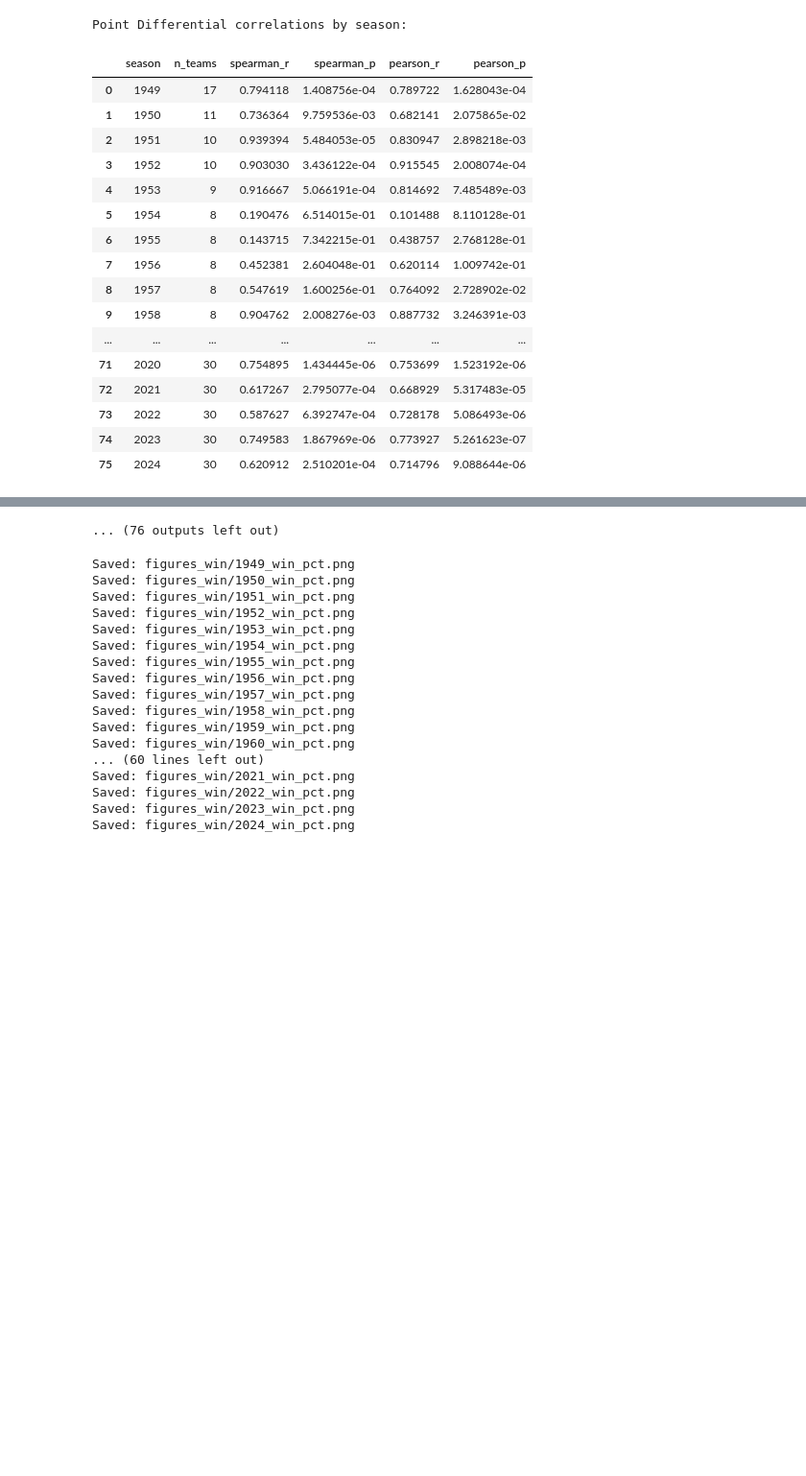
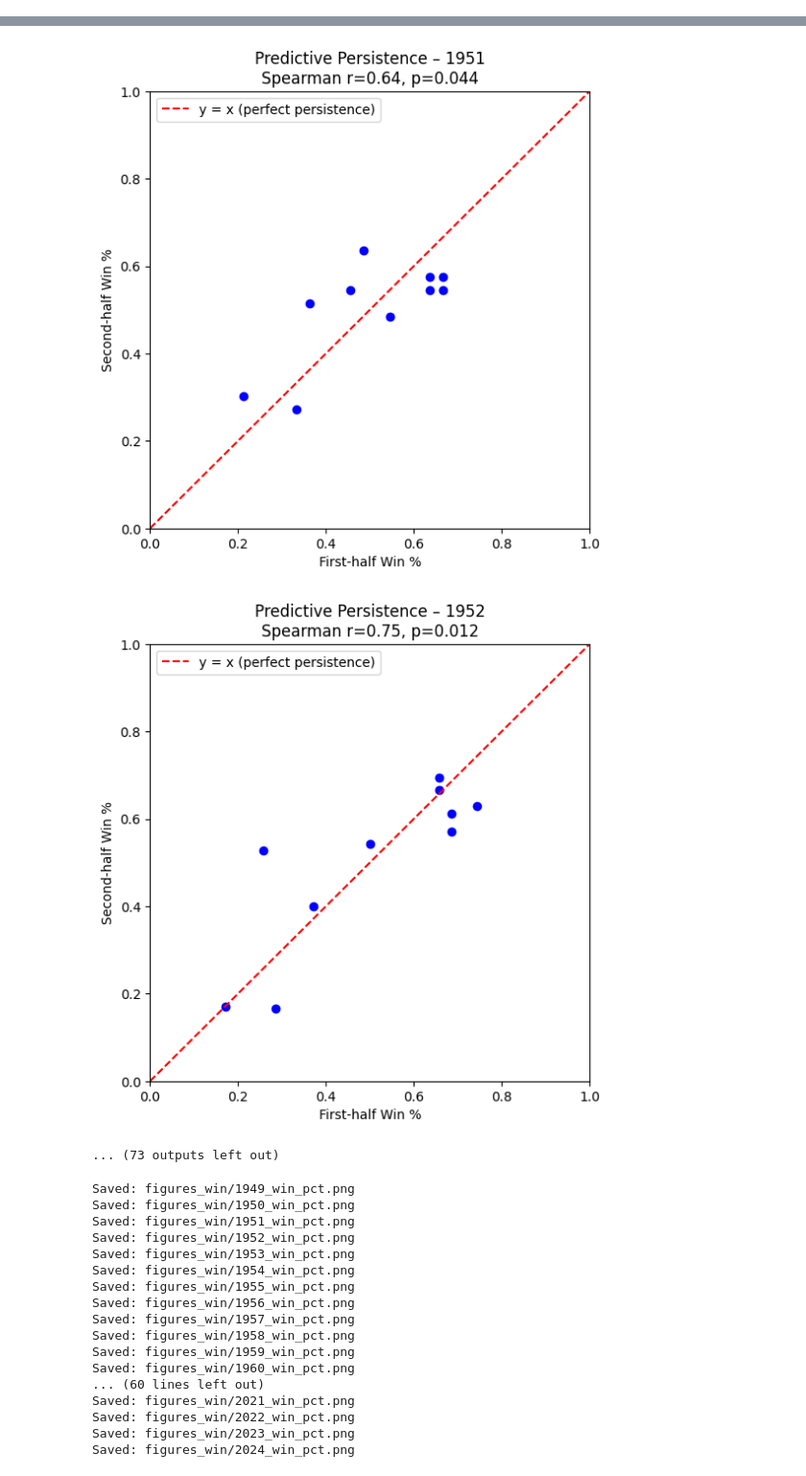
Before and after one commit to mikeyautorino2/skillvsluck, a Jupyter notebook: src/us_leagues/nba_predictive_power_code.ipynb, the cells around one changed output, grey strips where cells are left out. Shown at 96% size. Drawn from its saved outputs; the diff is of its cells as text; code cells hidden in the pictures; blank space fills up the shorter version.

Commit message:
update nba_predictive_power_code

```diff
--- a/src/us_leagues/nba_predictive_power_code.ipynb
+++ b/src/us_leagues/nba_predictive_power_code.ipynb
@@ -69,12 +69,12 @@ display(team_games.head())
 # ------------------------------------------------------------
 # 3) Define helper functions
 # ------------------------------------------------------------
-def compute_first_second_halves(team_games, metric='win'):
+def compute_first_second_halves(team_games):
     """
     For each team-season:
     - Sort games by date
     - Split into first half and second half
-    - Compute average metric in each half (Win% or Point Differential)
+    - Compute average win% in each half
     Returns: DataFrame with one row per team-season
     """
     rows = []
@@ -89,12 +89,7 @@ def compute_first_second_halves(team_games, metric='win'):
         if len(first) == 0 or len(second) == 0:
             continue
 
-        if metric == 'win':
-            m1, m2 = first['win'].mean(), second['win'].mean()
-        elif metric == 'margin':
-            m1, m2 = first['margin'].mean(), second['margin'].mean()
-        else:
-            raise ValueError('metric must be "win" or "margin"')
+        m1, m2 = first['win'].mean(), second['win'].mean()
 
         rows.append({'season': season, 'team': team,
                      'first': m1, 'second': m2,
@@ -104,7 +99,7 @@ def compute_first_second_halves(team_games, metric='win'):
 def season_correlations(first_second_df):
     """
     For each season:
-    - Compute correlation between first-half and second-half values across teams
+    - Compute correlation between first-half and second-half win% across teams
     - Both Spearman (rank-based) and Pearson (linear) correlations
     Returns: DataFrame of correlations per season
     """
@@ -120,24 +115,23 @@ def season_correlations(first_second_df):
                     'pearson_r': r_p, 'pearson_p': p_p})
     return pd.DataFrame(out).sort_values('season')
 
-def plot_season_scatter(grp, season, metric_name='Win %'):
+def plot_season_scatter(grp, season):
     """
-    Scatterplot for one season:
-    - X = first-half metric
-    - Y = second-half metric
+    Scatterplot for one season (Win%):
+    - X = first-half win%
+    - Y = second-half win%
     - Red dashed line = perfect persistence (y=x)
     - Title shows Spearman correlation
     """
     r_s, p_s = stats.spearmanr(grp['first'], grp['second'])
     plt.figure(figsize=(6,6))
     plt.scatter(grp['first'], grp['second'], color='blue')
-    xs = np.linspace(0, 1 if metric_name=='Win %' else grp[['first','second']].values.max(), 100)
+    xs = np.linspace(0, 1, 100)
     plt.plot(xs, xs, linestyle='--', color='red', label='y = x (perfect persistence)')
-    if metric_name == 'Win %':
-        plt.xlim(0, 1)
-        plt.ylim(0, 1)
-    plt.xlabel(f'First-half {metric_name}')
-    plt.ylabel(f'Second-half {metric_name}')
+    plt.xlim(0, 1)
+    plt.ylim(0, 1)
+    plt.xlabel('First-half Win %')
+    plt.ylabel('Second-half Win %')
     plt.title(f'Predictive Persistence – {season}\nSpearman r={r_s:.2f}, p={p_s:.3f}')
     plt.legend()
     plt.show()
@@ -145,29 +139,24 @@ def plot_season_scatter(grp, season, metric_name='Win %'):
 # ------------------------------------------------------------
 # 4) Run predictive persistence analysis
 # ------------------------------------------------------------
-# Compute first/second-half metrics
-fs_win = compute_first_second_halves(team_games, metric='win')
-fs_margin = compute_first_second_halves(team_games, metric='margin')
+# Compute first/second-half Win%
+fs_win = compute_first_second_halves(team_games)
 
 print("Sample (Win% first vs second half):")
 display(fs_win.head())
 
 # Compute correlations for all seasons
 corr_win = season_correlations(fs_win)
-corr_margin = season_correlations(fs_margin)
 
 print("Win% correlations by season:")
 display(corr_win)
-
-print("Point Differential correlations by season:")
-display(corr_margin)
 
 # ------------------------------------------------------------
 # 5) Plot scatterplots for ALL seasons (loop)
 # ------------------------------------------------------------
 for season, grp in fs_win.groupby('season'):
     if len(grp) >= 3:  # only plot if at least 3 teams
-        plot_season_scatter(grp, season, metric_name='Win %')
+        plot_season_scatter(grp, season)
 
 # ------------------------------------------------------------
 # 6) Summarize across seasons
@@ -181,9 +170,8 @@ if not corr_win.empty:
     plt.ylabel('Count of seasons')
     plt.show()
 
-# save correlation tables
+# Save correlation table
 corr_win.to_csv('predictive_persistence_correlations_win.csv', index=False)
-corr_margin.to_csv('predictive_persistence_correlations_margin.csv', index=False)
 # %% [output]
 Raw data shape: (66410, 8)
 |  | season | date | team1 | team2 | result | score1 | score2 | home_away |
@@ -199,52 +187,36 @@ Team-game tidy data shape: (132820, 9)
 | 2 | 1949 | 1949-11-09 | AND | TCB | 102 | 99 | 1 | 3 | 1 |
 | 3 | 1949 | 1949-11-12 | AND | SYN | 69 | 84 | 1 | -15 | 0 |
 | 4 | 1949 | 1949-11-13 | AND | WAT | 81 | 69 | 0 | 12 | 1 |
 Sample (Win% first vs second half):
 |  | season | team | first | second | n_games |
 | 0 | 1949 | AND | 0.593750 | 0.562500 | 64 |
 | 1 | 1949 | BAL | 0.352941 | 0.382353 | 68 |
 | 2 | 1949 | BOS | 0.382353 | 0.264706 | 68 |
 | 3 | 1949 | CHS | 0.617647 | 0.558824 | 68 |
 | 4 | 1949 | DEN | 0.129032 | 0.225806 | 62 |
 Win% correlations by season:
 |  | season | n_teams | spearman_r | spearman_p | pearson_r | pearson_p |
 | 0 | 1949 | 17 | 0.734029 | 7.948460e-04 | 0.798125 | 1.230988e-04 |
 | 1 | 1950 | 11 | 0.843012 | 1.117435e-03 | 0.805172 | 2.786680e-03 |
 | 2 | 1951 | 10 | 0.643991 | 4.448201e-02 | 0.733341 | 1.579895e-02 |
 | 3 | 1952 | 10 | 0.750014 | 1.247532e-02 | 0.837539 | 2.492863e-03 |
 | 4 | 1953 | 9 | 0.737288 | 2.340217e-02 | 0.906758 | 7.432599e-04 |
 | 5 | 1954 | 8 | 0.454554 | 2.578339e-01 | 0.437595 | 2.782357e-01 |
 | 6 | 1955 | 8 | 0.078087 | 8.541812e-01 | 0.196116 | 6.416021e-01 |
 | 7 | 1956 | 8 | -0.282214 | 4.982737e-01 | -0.085271 | 8.408909e-01 |
 | 8 | 1957 | 8 | 0.481963 | 2.265106e-01 | 0.667880 | 7.028752e-02 |
 | 9 | 1958 | 8 | 0.745122 | 3.388444e-02 | 0.812828 | 1.417811e-02 |
 | ... | ... | ... | ... | ... | ... | ... |
 | 71 | 2020 | 30 | 0.713216 | 9.712846e-06 | 0.672556 | 4.676132e-05 |
 | 72 | 2021 | 30 | 0.586288 | 6.623720e-04 | 0.614503 | 3.029899e-04 |
 | 73 | 2022 | 30 | 0.579130 | 7.987491e-04 | 0.634923 | 1.639494e-04 |
 | 74 | 2023 | 30 | 0.715516 | 8.816636e-06 | 0.788878 | 2.231803e-07 |
 | 75 | 2024 | 30 | 0.755481 | 1.392744e-06 | 0.772586 | 5.664699e-07 |
-Point Differential correlations by season:
-|  | season | n_teams | spearman_r | spearman_p | pearson_r | pearson_p |
-| 0 | 1949 | 17 | 0.794118 | 1.408756e-04 | 0.789722 | 1.628043e-04 |
-| 1 | 1950 | 11 | 0.736364 | 9.759536e-03 | 0.682141 | 2.075865e-02 |
-| 2 | 1951 | 10 | 0.939394 | 5.484053e-05 | 0.830947 | 2.898218e-03 |
-| 3 | 1952 | 10 | 0.903030 | 3.436122e-04 | 0.915545 | 2.008074e-04 |
-| 4 | 1953 | 9 | 0.916667 | 5.066191e-04 | 0.814692 | 7.485489e-03 |
-| 5 | 1954 | 8 | 0.190476 | 6.514015e-01 | 0.101488 | 8.110128e-01 |
-| 6 | 1955 | 8 | 0.143715 | 7.342215e-01 | 0.438757 | 2.768128e-01 |
-| 7 | 1956 | 8 | 0.452381 | 2.604048e-01 | 0.620114 | 1.009742e-01 |
-| 8 | 1957 | 8 | 0.547619 | 1.600256e-01 | 0.764092 | 2.728902e-02 |
-| 9 | 1958 | 8 | 0.904762 | 2.008276e-03 | 0.887732 | 3.246391e-03 |
-| ... | ... | ... | ... | ... | ... | ... |
-| 71 | 2020 | 30 | 0.754895 | 1.434445e-06 | 0.753699 | 1.523192e-06 |
-| 72 | 2021 | 30 | 0.617267 | 2.795077e-04 | 0.668929 | 5.317483e-05 |
-| 73 | 2022 | 30 | 0.587627 | 6.392747e-04 | 0.728178 | 5.086493e-06 |
-| 74 | 2023 | 30 | 0.749583 | 1.867969e-06 | 0.773927 | 5.261623e-07 |
-| 75 | 2024 | 30 | 0.620912 | 2.510201e-04 | 0.714796 | 9.088644e-06 |
 [figure]
 [figure]
-... (76 outputs left out)
+[figure, added]
+[figure, added]
+... (73 outputs left out)
 # %%
 import os
 
```
